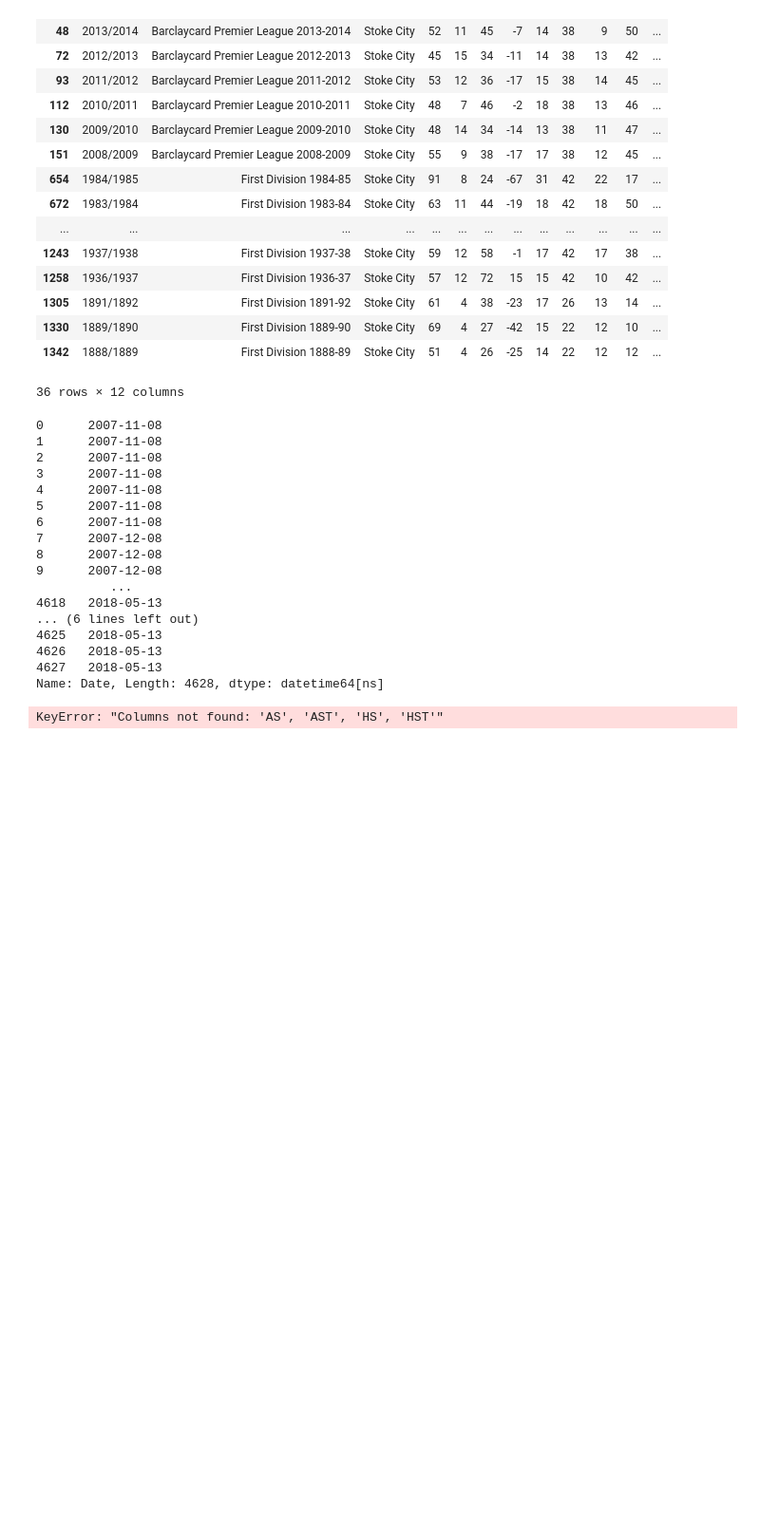
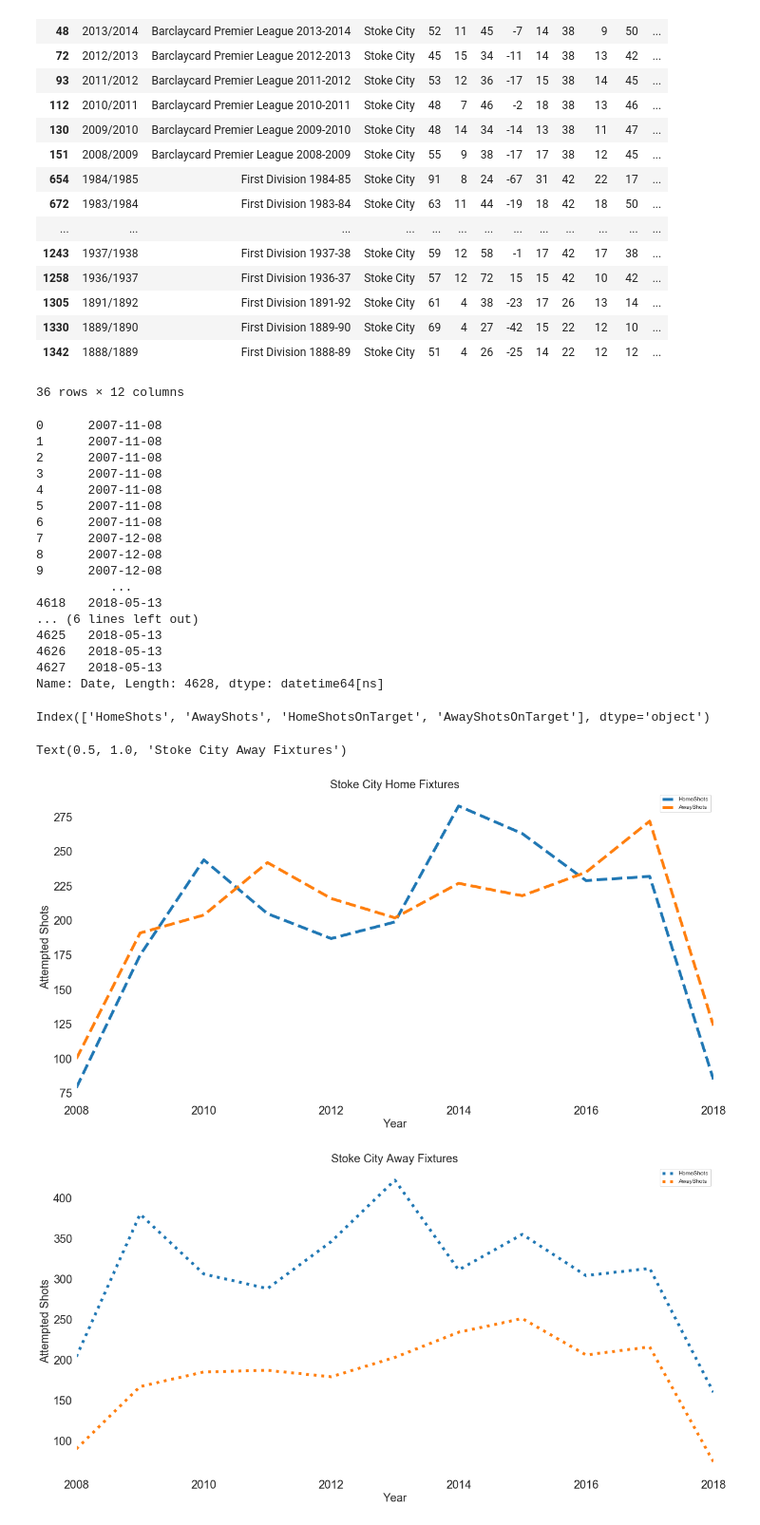
Before and after one commit to myfriendscallmeJ/a4, a Jupyter notebook: Project 4.ipynb, the cells around one changed output. Shown at 95% size. Cells and saved outputs as stored; diff of their text form; code cells hidden in the pictures; blank space fills up the shorter version.

Commit message:
adding updated time_series graph

```diff
--- a/Project 4.ipynb
+++ b/Project 4.ipynb
@@ -780,28 +769,33 @@ Stoke_AWfixtures=PremierLeague[PremierLeague.AwayTeam=='Stoke City']
 # Stoke_AWfixtures.loc[:,'Date_Time'] = Stoke_AWfixtures.loc[:,'Date_Time'].apply(pd.to_datetime)
 #Stoke_HMfixtures.info()
 #Stoke_HMfixtures.head()
+HM_shots.columns.unique()
+# %% [output]
+Index(['HomeShots', 'AwayShots', 'HomeShotsOnTarget', 'AwayShotsOnTarget'], dtype='object')
 # %%
-col=['HomeShots','AwayShots','HST','AST']
+col=['HomeShots','AwayShots','HomeShotsOnTarget','AwayShotsOnTarget']
 def create_shots_df(df,c):
     n_df=pd.DataFrame(df['Date'])
     for c in col:
         new_df=pd.DataFrame(df.groupby(df['Date'].dt.year)[col].sum())
     return new_df
 
 HM_shots=create_shots_df(Stoke_HMfixtures,col)
 AW_shots=create_shots_df(Stoke_AWfixtures,col)
 HM_shots
 #AW_shots
-plt.rcParams['axes.facecolor'] = 'black'
-HM_shots.plot(figsize=(20,10), linewidth=5, fontsize=20)
+plt.rcParams['axes.facecolor'] = 'w'
+HM_shots[['HomeShots', 'AwayShots']].plot(figsize=(20,10), linewidth=5, fontsize=20,ls='--')
 plt.xlabel('Year', fontsize=20)
 plt.ylabel('Attempted Shots',fontsize=20)
-plt.legend(['Home Team shots_total','Away Team shots_total','Home Team shots_on_target_total','Away Team shots_on_target_total'],facecolor='white')
+#plt.legend(['Home Team shots_total','Away Team shots_total','Home Team shots_on_target_total','Away Team shots_on_target_total'],facecolor='white')
 plt.title('Stoke City Home Fixtures',fontsize=20)
-AW_shots.plot(figsize=(20,10), linewidth=5, fontsize=20)
+AW_shots[['HomeShots', 'AwayShots']].plot(figsize=(20,10), linewidth=5, fontsize=20,ls=':')
 plt.xlabel('Year', fontsize=20)
 plt.ylabel('Attempted Shots',fontsize=20)
-plt.legend(['Home Team shots_total','Away Team shots_total','Home Team shots_on_target_total','Away Team shots_on_target_total'],facecolor='white')
+#plt.legend(['Home Team shots_total','Away Team shots_total','Home Team shots_on_target_total','Away Team shots_on_target_total'],facecolor='white')
 plt.title('Stoke City Away Fixtures',fontsize=20)
 # %% [output]
-KeyError: "Columns not found: 'AS', 'AST', 'HS', 'HST'"
+Text(0.5, 1.0, 'Stoke City Away Fixtures')
+[figure, added]
+[figure, added]
```
Also changed, not shown: parts of 6 cells of this notebook.
